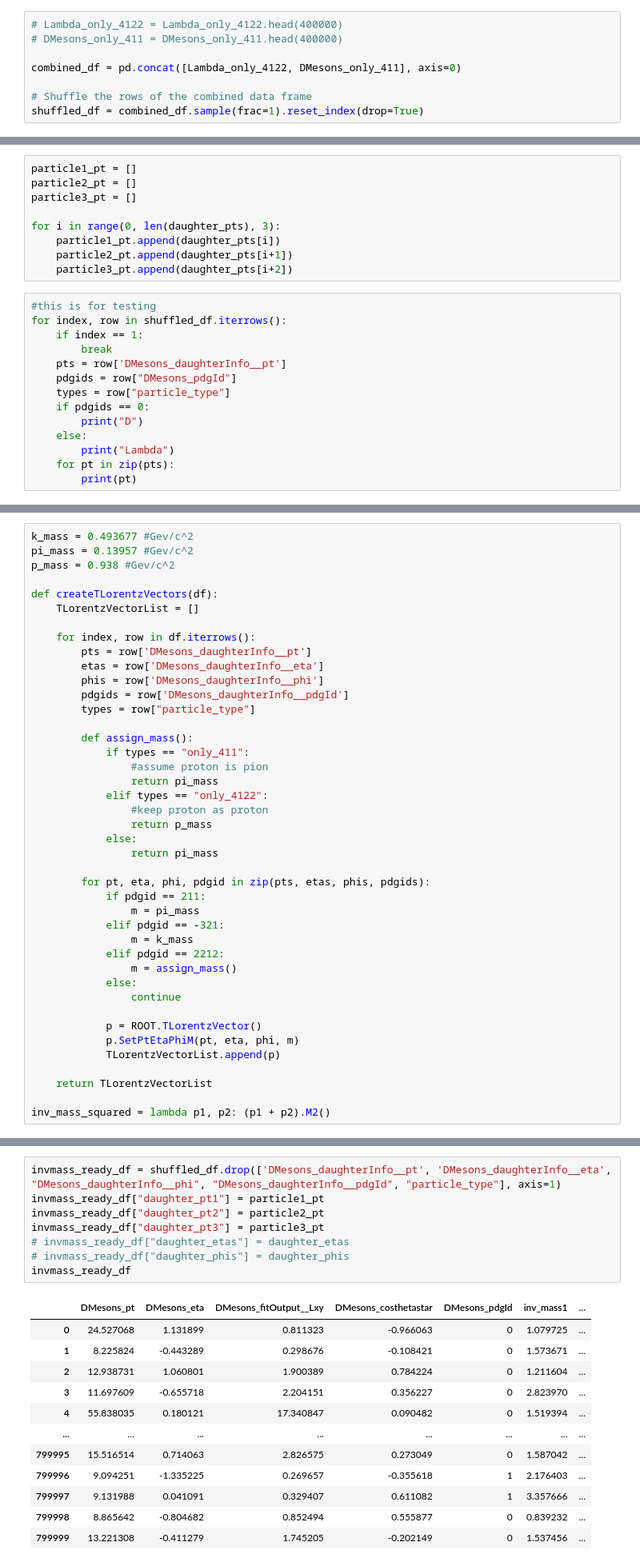
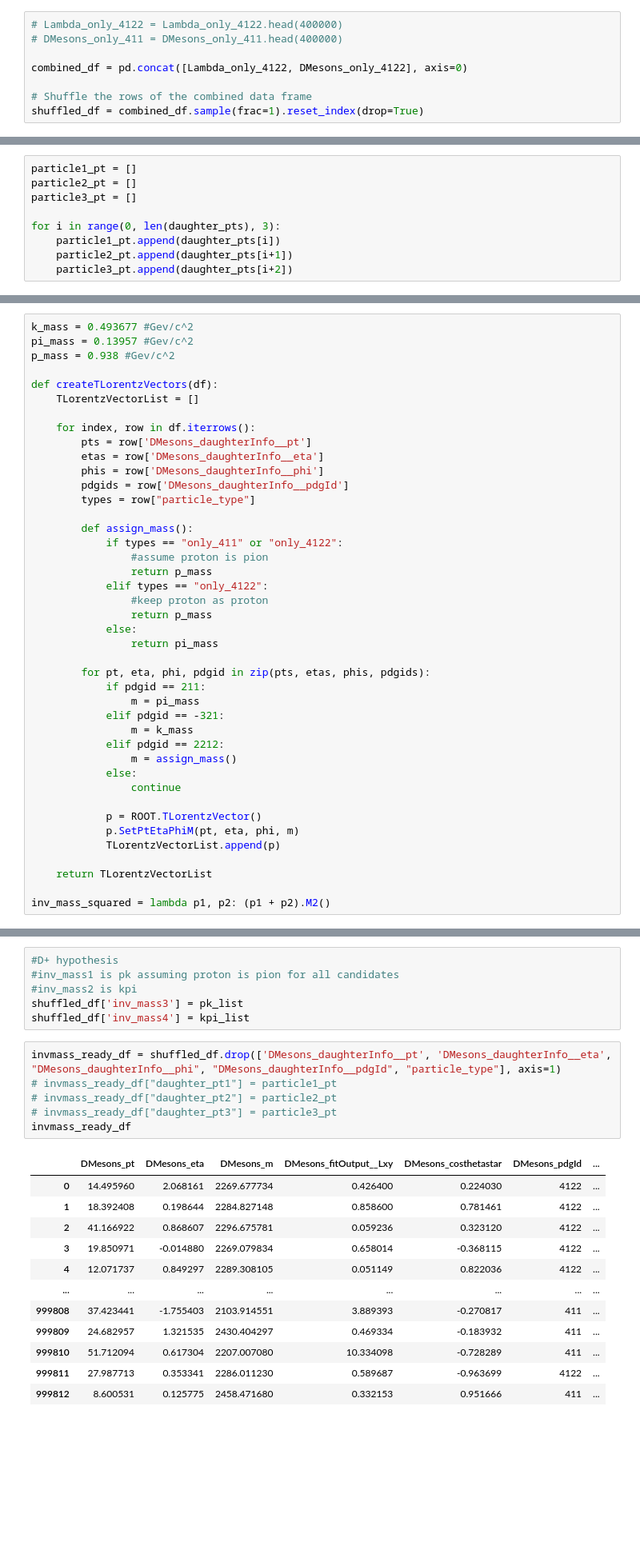
Before and after one commit to GitGup/ATLAS_DNN, a Jupyter notebook: MC_DNN.ipynb, the cells around one changed output, grey strips where cells are left out. Shown at 80% size. Saved outputs shown, nothing was run; the diff lists cells and outputs as text; blank space fills up the shorter version.

```diff
--- a/MC_DNN.ipynb
+++ b/MC_DNN.ipynb
@@ -211,7 +258,7 @@ DMesons_only_411 = load("DMesons_daughter_only_4122")
 # Lambda_only_4122 = Lambda_only_4122.head(400000)
 # DMesons_only_411 = DMesons_only_411.head(400000)
 
-combined_df = pd.concat([Lambda_only_4122, DMesons_only_411], axis=0)
+combined_df = pd.concat([Lambda_only_4122, DMesons_only_4122], axis=0)
 
 # Shuffle the rows of the combined data frame
 shuffled_df = combined_df.sample(frac=1).reset_index(drop=True)
@@ -262,17 +305,3 @@ for i in range(0, len(daughter_pts), 3):
     particle1_pt.append(daughter_pts[i])
     particle2_pt.append(daughter_pts[i+1])
     particle3_pt.append(daughter_pts[i+2])
-# %%
-#this is for testing
-for index, row in shuffled_df.iterrows():
-    if index == 1:
-        break
-    pts = row['DMesons_daughterInfo__pt']
-    pdgids = row["DMesons_pdgId"]
-    types = row["particle_type"]
-    if pdgids == 0:
-        print("D")
-    else:
-        print("Lambda")
-    for pt in zip(pts):
-        print(pt)
@@ -297,9 +321,9 @@ def createTLorentzVectors(df):
         types = row["particle_type"]
 
         def assign_mass():
-            if types == "only_411":
+            if types == "only_411" or "only_4122":
                 #assume proton is pion
-                return pi_mass
+                return p_mass
             elif types == "only_4122":
                 #keep proton as proton
                 return p_mass
@@ -339,21 +403,25 @@ shuffled_df['inv_mass2'] = inv_combo2
+# %%
+#D+ hypothesis
+#inv_mass1 is pk assuming proton is pion for all candidates
+#inv_mass2 is kpi
+shuffled_df['inv_mass3'] = pk_list
+shuffled_df['inv_mass4'] = kpi_list
 # %%
 invmass_ready_df = shuffled_df.drop(['DMesons_daughterInfo__pt', 'DMesons_daughterInfo__eta', "DMesons_daughterInfo__phi", "DMesons_daughterInfo__pdgId", "particle_type"], axis=1)
-invmass_ready_df["daughter_pt1"] = particle1_pt
-invmass_ready_df["daughter_pt2"] = particle2_pt
-invmass_ready_df["daughter_pt3"] = particle3_pt
-# invmass_ready_df["daughter_etas"] = daughter_etas
-# invmass_ready_df["daughter_phis"] = daughter_phis
+# invmass_ready_df["daughter_pt1"] = particle1_pt
+# invmass_ready_df["daughter_pt2"] = particle2_pt
+# invmass_ready_df["daughter_pt3"] = particle3_pt
 invmass_ready_df
 # %% [output]
-|  | DMesons_pt | DMesons_eta | DMesons_fitOutput__Lxy | DMesons_costhetastar | DMesons_pdgId | inv_mass1 | ... |
-| 0 | 24.527068 | 1.131899 | 0.811323 | -0.966063 | 0 | 1.079725 | ... |
-| 1 | 8.225824 | -0.443289 | 0.298676 | -0.108421 | 0 | 1.573671 | ... |
-| 2 | 12.938731 | 1.060801 | 1.900389 | 0.784224 | 0 | 1.211604 | ... |
-| 3 | 11.697609 | -0.655718 | 2.204151 | 0.356227 | 0 | 2.823970 | ... |
-| 4 | 55.838035 | 0.180121 | 17.340847 | 0.090482 | 0 | 1.519394 | ... |
+|  | DMesons_pt | DMesons_eta | DMesons_m | DMesons_fitOutput__Lxy | DMesons_costhetastar | DMesons_pdgId | ... |
+| 0 | 14.495960 | 2.068161 | 2269.677734 | 0.426400 | 0.224030 | 4122 | ... |
+| 1 | 18.392408 | 0.198644 | 2284.827148 | 0.858600 | 0.781461 | 4122 | ... |
+| 2 | 41.166922 | 0.868607 | 2296.675781 | 0.059236 | 0.323120 | 4122 | ... |
+| 3 | 19.850971 | -0.014880 | 2269.079834 | 0.658014 | -0.368115 | 4122 | ... |
+| 4 | 12.071737 | 0.849297 | 2289.308105 | 0.051149 | 0.822036 | 4122 | ... |
 | ... | ... | ... | ... | ... | ... | ... | ... |
-| 799995 | 15.516514 | 0.714063 | 2.826575 | 0.273049 | 0 | 1.587042 | ... |
-| 799996 | 9.094251 | -1.335225 | 0.269657 | -0.355618 | 1 | 2.176403 | ... |
-| 799997 | 9.131988 | 0.041091 | 0.329407 | 0.611082 | 1 | 3.357666 | ... |
-| 799998 | 8.865642 | -0.804682 | 0.852494 | 0.555877 | 0 | 0.839232 | ... |
-| 799999 | 13.221308 | -0.411279 | 1.745205 | -0.202149 | 0 | 1.537456 | ... |
+| 999808 | 37.423441 | -1.755403 | 2103.914551 | 3.889393 | -0.270817 | 411 | ... |
+| 999809 | 24.682957 | 1.321535 | 2430.404297 | 0.469334 | -0.183932 | 411 | ... |
+| 999810 | 51.712094 | 0.617304 | 2207.007080 | 10.334098 | -0.728289 | 411 | ... |
+| 999811 | 27.987713 | 0.353341 | 2286.011230 | 0.589687 | -0.963699 | 4122 | ... |
+| 999812 | 8.600531 | 0.125775 | 2458.471680 | 0.332153 | 0.951666 | 411 | ... |
```
Also changed, not shown: parts of 48 cells of this notebook.
